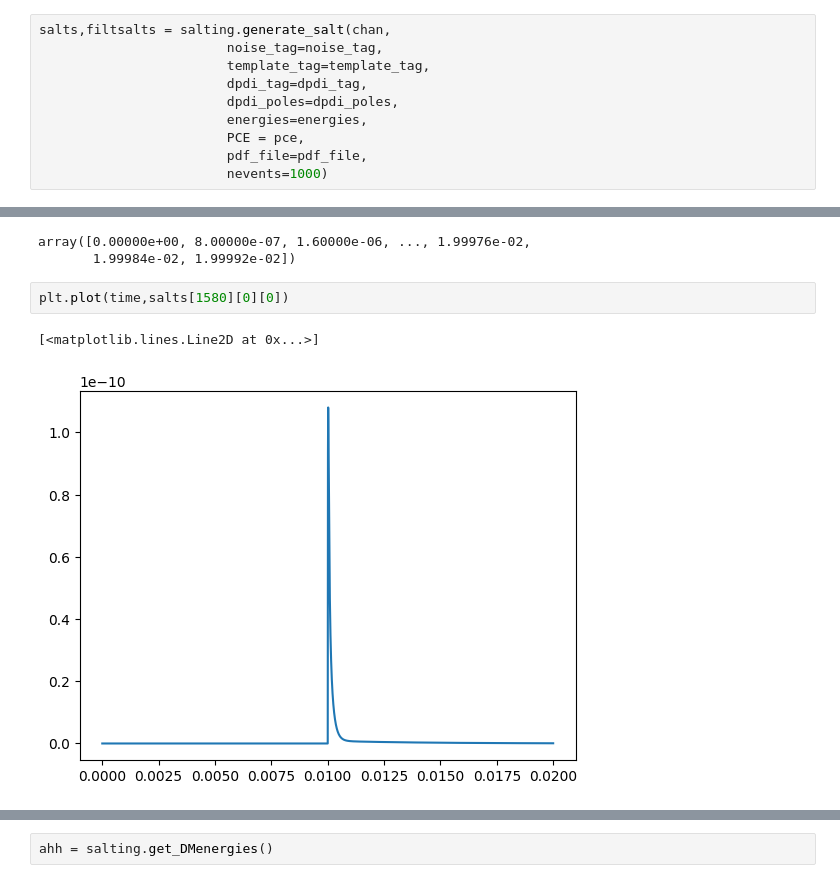
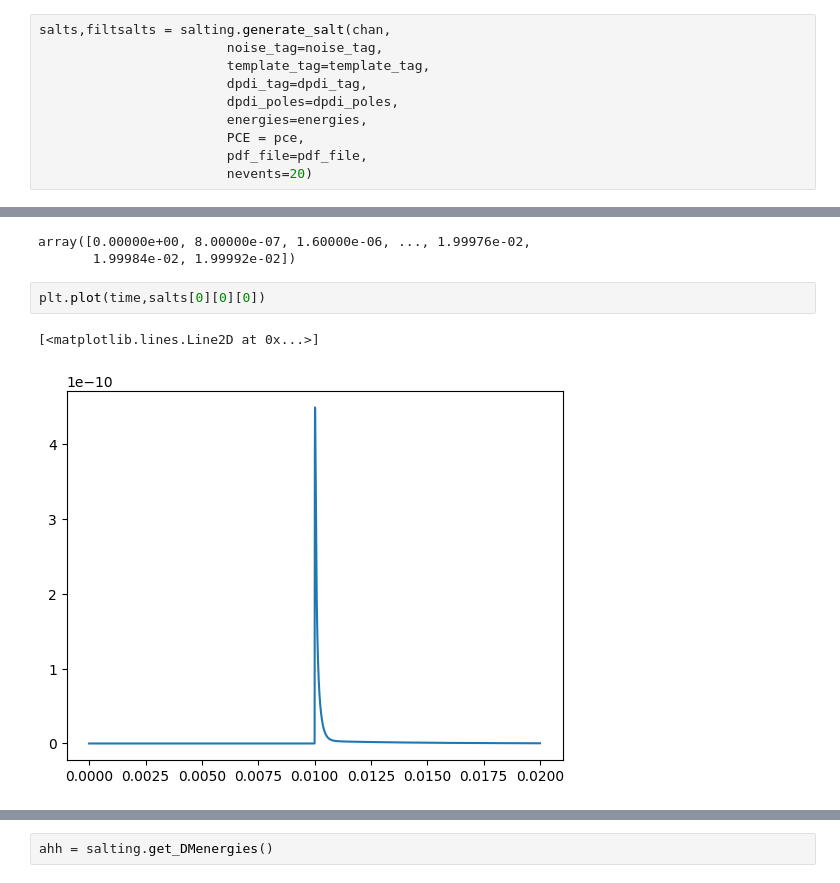
Before and after one commit to spice-herald/detprocess, a Jupyter notebook: examples/salting_dev.ipynb, the cells around one changed output, grey strips where cells are left out. Saved outputs shown, nothing was run; the diff lists cells and outputs as text.

```diff
--- a/examples/salting_dev.ipynb
+++ b/examples/salting_dev.ipynb
@@ -95,5 +92,5 @@ salts,filtsalts = salting.generate_salt(chan,
                         energies=energies,
                         PCE = pce,
                         pdf_file=pdf_file,
-                        nevents=1000)
+                        nevents=20)
 # %% [output]
@@ -116,8 +126,8 @@ time
 array([0.00000e+00, 8.00000e-07, 1.60000e-06, ..., 1.99976e-02,
        1.99984e-02, 1.99992e-02])
 # %%
-plt.plot(time,salts[1580][0][0])
+plt.plot(time,salts[0][0][0])
 # %% [output]
 [<matplotlib.lines.Line2D at 0x...>]
-[figure, old version]
+[figure, new version]
 # %%
```
Also changed, not shown: parts of 18 cells of this notebook, 2 other files.
